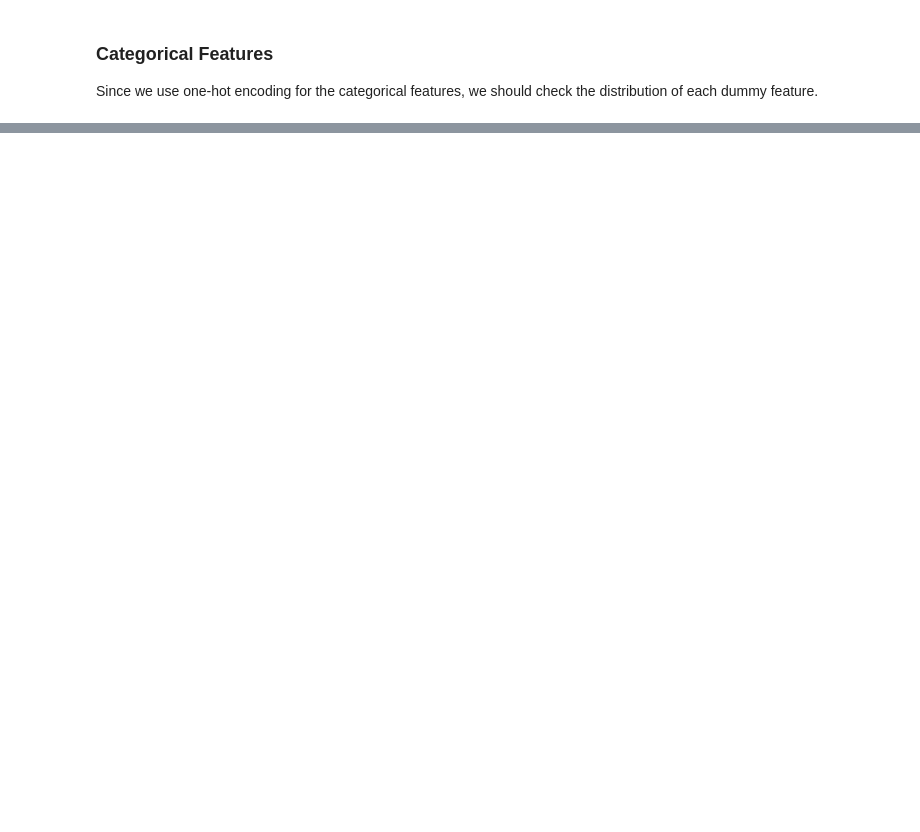
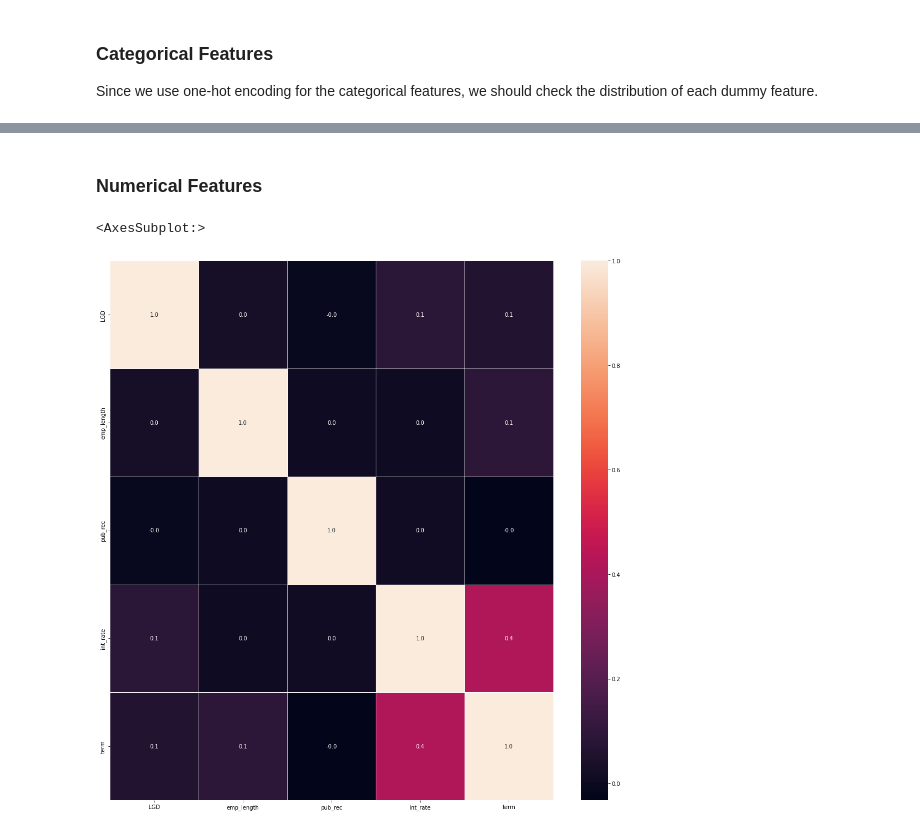
Before and after one commit to minhN2000/Risk_Management, a Jupyter notebook: credit risk/notebooks/LGD_training.ipynb, the cells around one changed output, grey strips where cells are left out. Drawn from its saved outputs; the diff is of its cells as text; code cells hidden in the pictures; blank space fills up the shorter version.

Commit message:
nb: LGD_training, cross val

```diff
--- a/credit risk/notebooks/LGD_training.ipynb
+++ b/credit risk/notebooks/LGD_training.ipynb
@@ -49,7 +59,7 @@ train_df.shape
 # %%
 TARGET_VARIABLE = "LGD"
 
-train_df[TARGET_VARIABLE] = 1 - (train_df["recoveries"] / train_df["funded_amnt"])
+train_df[TARGET_VARIABLE] = (train_df["recoveries"] / train_df["funded_amnt"])
 train_df[TARGET_VARIABLE].describe()
 # %% [output]
 count    67068.000000
@@ -64,7 +74,7 @@ Name: LGD, dtype: float64
 # %% [markdown]
 we will remove all the LGD that smaller than 0 because there is no loss on those borrower
 # %%
-train_df = train_df[train_df[TARGET_VARIABLE]>0]
+train_df = train_df[train_df[TARGET_VARIABLE] <= 1]
 train_df.shape
 # %% [output]
 (67043, 25)
@@ -141,10 +151,6 @@ encoded_df = pd.get_dummies(train_df["purpose"], prefix="purpose")
 train_df = train_df.drop("purpose", axis=1)
 train_df = pd.concat([train_df, encoded_df], axis=1)
 
-encoded_df = pd.get_dummies(train_df["term"], prefix="term")
-train_df = train_df.drop("term", axis=1)
-train_df = pd.concat([train_df, encoded_df], axis=1)
-
 encoded_df = pd.get_dummies(train_df["initial_list_status"], prefix="initial_list_status")
 train_df = train_df.drop("initial_list_status", axis=1)
 train_df = pd.concat([train_df, encoded_df], axis=1)
@@ -165,3 +171,9 @@ EMP_LENGTH_MAP = {
     '10+ years': 10
 }
 train_df["emp_length"] = train_df["emp_length"].map(EMP_LENGTH_MAP)
+
+TERM_MAP = {
+    " 36 months": 36.0,
+    " 60 months": 60.0,
+}
+train_df["term"] = train_df["term"].map(TERM_MAP)
@@ -191,0 +214,9 @@ NameError: name 'DUMMIES_PREFIX' is not defined
+# %% [markdown]
+### Numerical Features
+# %%
+NUMERICAL_FEATURES = ['LGD', 'emp_length', 'pub_rec', 'int_rate', 'term']
+fig,ax = plt.subplots(figsize=(18, 18))
+sns.heatmap(train_df[NUMERICAL_FEATURES].corr(), annot=True, linewidths=.5, fmt= '.1f',ax=ax)
+# %% [output]
+<AxesSubplot:>
+[figure, added]
```
Also changed, not shown: parts of 8 cells of this notebook.
